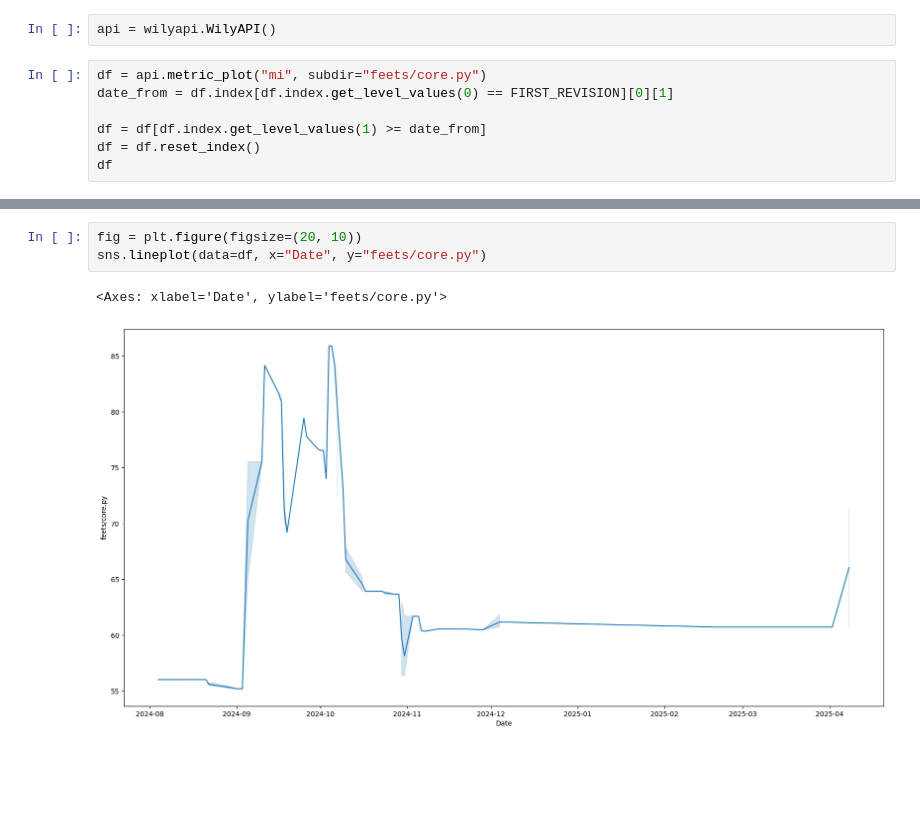
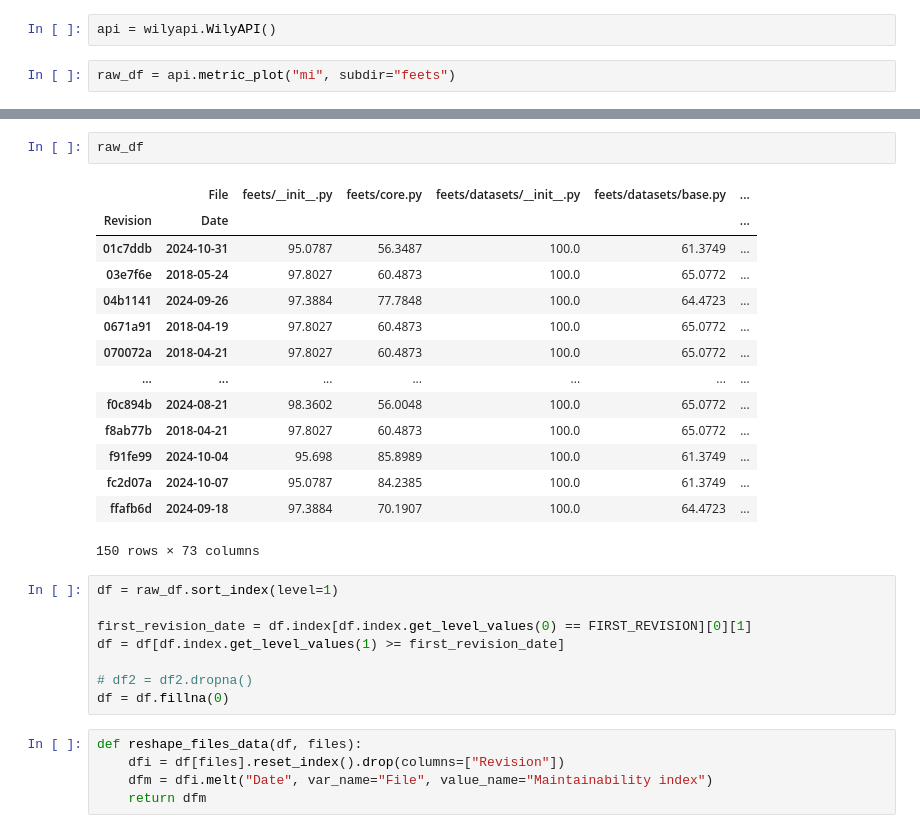
Before and after one commit to quatrope/feets, a Jupyter notebook: wilyapi.ipynb, the cells around one changed output, grey strips where cells are left out. Drawn from its saved outputs; the diff is of its cells as text; blank space fills up the shorter version.

```diff
--- a/wilyapi.ipynb
+++ b/wilyapi.ipynb
@@ -9,9 +9,4 @@ FIRST_REVISION = '7e8a6fa   '
 # %%
 api = wilyapi.WilyAPI()
 # %%
-df = api.metric_plot("mi", subdir="feets/core.py")
-date_from = df.index[df.index.get_level_values(0) == FIRST_REVISION][0][1]
-
-df = df[df.index.get_level_values(1) >= date_from]
-df = df.reset_index()
-df
+raw_df = api.metric_plot("mi", subdir="feets")
@@ -32,6 +13,30 @@ df
-# %%
-fig = plt.figure(figsize=(20, 10))
-sns.lineplot(data=df, x="Date", y="feets/core.py")
-# %% [output]
-<Axes: xlabel='Date', ylabel='feets/core.py'>
-[figure, removed]
+# %%
+raw_df
+# %% [output]
+|  | File | feets/__init__.py | feets/core.py | feets/datasets/__init__.py | feets/datasets/base.py | ... |
+| Revision | Date |  |  |  |  | ... |
+| 01c7ddb | 2024-10-31 | 95.0787 | 56.3487 | 100.0 | 61.3749 | ... |
+| 03e7f6e | 2018-05-24 | 97.8027 | 60.4873 | 100.0 | 65.0772 | ... |
+| 04b1141 | 2024-09-26 | 97.3884 | 77.7848 | 100.0 | 64.4723 | ... |
+| 0671a91 | 2018-04-19 | 97.8027 | 60.4873 | 100.0 | 65.0772 | ... |
+| 070072a | 2018-04-21 | 97.8027 | 60.4873 | 100.0 | 65.0772 | ... |
+| ... | ... | ... | ... | ... | ... | ... |
+| f0c894b | 2024-08-21 | 98.3602 | 56.0048 | 100.0 | 65.0772 | ... |
+| f8ab77b | 2018-04-21 | 97.8027 | 60.4873 | 100.0 | 65.0772 | ... |
+| f91fe99 | 2024-10-04 | 95.698 | 85.8989 | 100.0 | 61.3749 | ... |
+| fc2d07a | 2024-10-07 | 95.0787 | 84.2385 | 100.0 | 61.3749 | ... |
+| ffafb6d | 2024-09-18 | 97.3884 | 70.1907 | 100.0 | 64.4723 | ... |
+150 rows × 73 columns
+# %%
+df = raw_df.sort_index(level=1)
+
+first_revision_date = df.index[df.index.get_level_values(0) == FIRST_REVISION][0][1]
+df = df[df.index.get_level_values(1) >= first_revision_date]
+
+# df2 = df2.dropna()
+df = df.fillna(0)
+# %%
+def reshape_files_data(df, files):
+    dfi = df[files].reset_index().drop(columns=["Revision"])
+    dfm = dfi.melt("Date", var_name="File", value_name="Maintainability index")
+    return dfm
```
Also changed, not shown: parts of 2 cells of this notebook.
